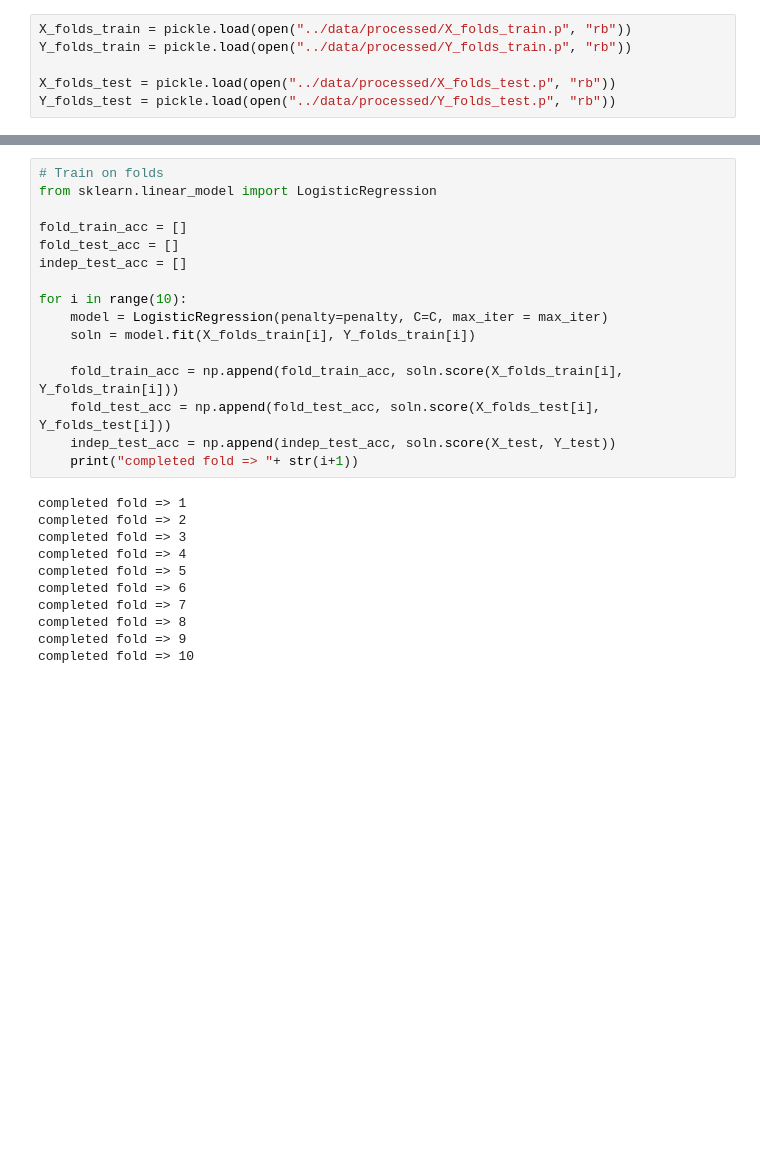
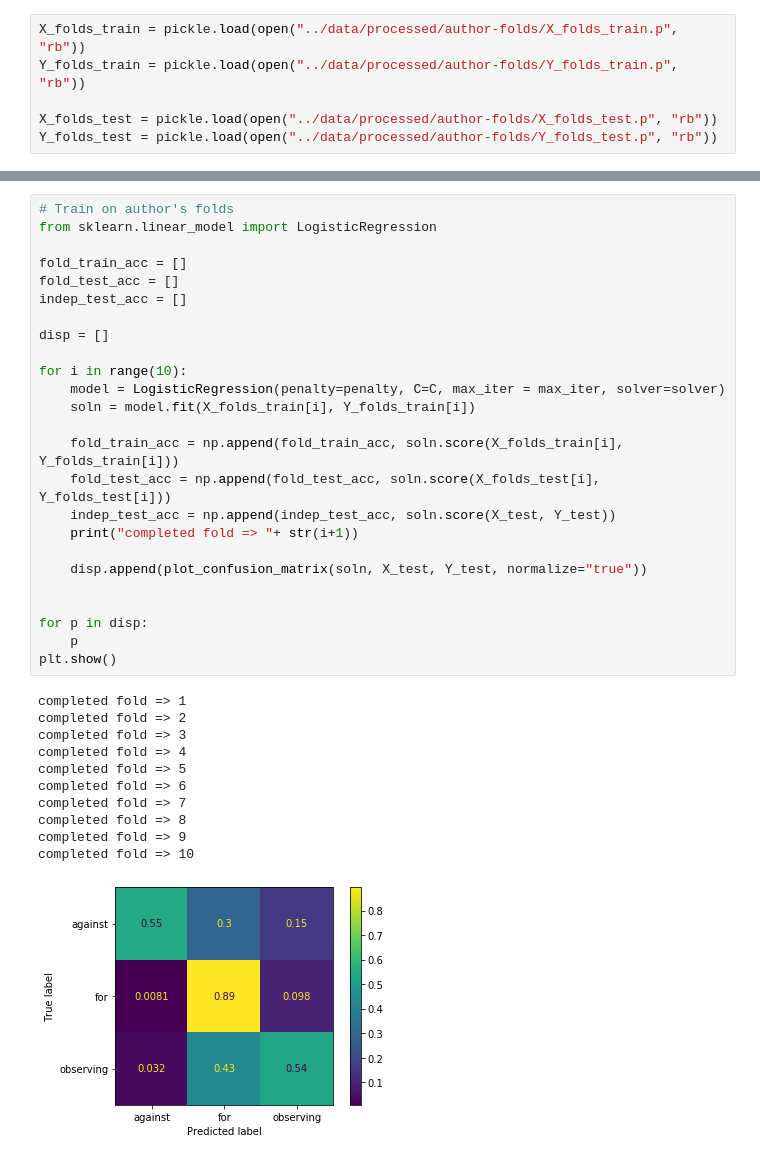
Before and after one commit to nikhilsaldanha/stance-detection, a Jupyter notebook: notebooks/Logistic Regression.ipynb, the cells around one changed output, grey strips where cells are left out. Cells and saved outputs as stored; diff of their text form; blank space fills up the shorter version.

```diff
--- a/notebooks/Logistic Regression.ipynb
+++ b/notebooks/Logistic Regression.ipynb
@@ -15,7 +22,7 @@ Y_test = pickle.load(open("../data/processed/Y_test.p", "rb"))
 # %%
-X_folds_train = pickle.load(open("../data/processed/X_folds_train.p", "rb"))
-Y_folds_train = pickle.load(open("../data/processed/Y_folds_train.p", "rb"))
+X_folds_train = pickle.load(open("../data/processed/author-folds/X_folds_train.p", "rb"))
+Y_folds_train = pickle.load(open("../data/processed/author-folds/Y_folds_train.p", "rb"))
 
-X_folds_test = pickle.load(open("../data/processed/X_folds_test.p", "rb"))
-Y_folds_test = pickle.load(open("../data/processed/Y_folds_test.p", "rb"))
+X_folds_test = pickle.load(open("../data/processed/author-folds/X_folds_test.p", "rb"))
+Y_folds_test = pickle.load(open("../data/processed/author-folds/Y_folds_test.p", "rb"))
 # %%
@@ -44,27 +62,37 @@ test_acc = 0.6908396946564885
 # %%
-# Train on folds
+# Train on author's folds
 from sklearn.linear_model import LogisticRegression
 
 fold_train_acc = []
 fold_test_acc = []
 indep_test_acc = []
 
+disp = []
+
 for i in range(10):
-    model = LogisticRegression(penalty=penalty, C=C, max_iter = max_iter)
+    model = LogisticRegression(penalty=penalty, C=C, max_iter = max_iter, solver=solver)
     soln = model.fit(X_folds_train[i], Y_folds_train[i])
 
     fold_train_acc = np.append(fold_train_acc, soln.score(X_folds_train[i], Y_folds_train[i]))
     fold_test_acc = np.append(fold_test_acc, soln.score(X_folds_test[i], Y_folds_test[i]))
     indep_test_acc = np.append(indep_test_acc, soln.score(X_test, Y_test))
     print("completed fold => "+ str(i+1))
+
+    disp.append(plot_confusion_matrix(soln, X_test, Y_test, normalize="true"))
+
+
+for p in disp:
+    p
+plt.show()
 # %% [output]
 completed fold => 1
 completed fold => 2
 completed fold => 3
 completed fold => 4
 completed fold => 5
 completed fold => 6
 completed fold => 7
 completed fold => 8
 completed fold => 9
 completed fold => 10
+[figure, added]
```
Also changed, not shown: parts of 12 cells of this notebook, 1 other file.
